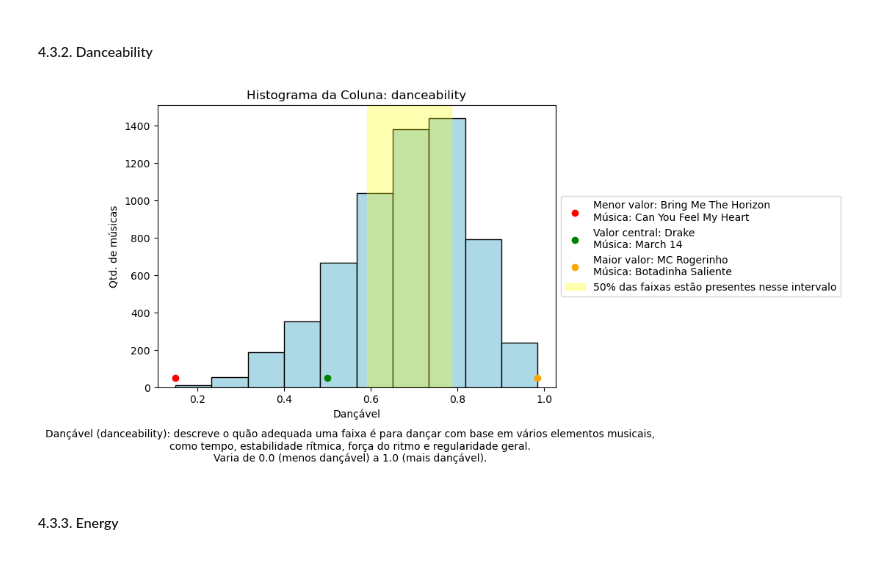
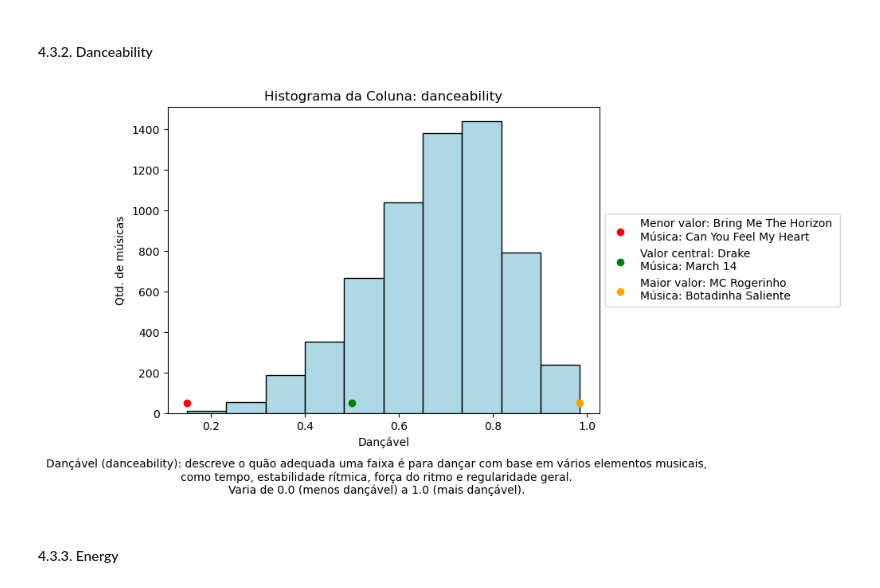
Before and after one commit to EandroC/ExplorandoPrincipaisMusicasDoSpotify, a Jupyter notebook: Analise.ipynb, the cells around one changed output. Saved outputs shown, nothing was run; the diff lists cells and outputs as text; code cells hidden in the pictures.

Commit message:
Retirando faixas dos histogramas de atributos musicais

```diff
--- a/Analise.ipynb
+++ b/Analise.ipynb
@@ -583,35 +583,35 @@ def calculo_resumos(data, coluna):
 # %%
 coluna = 'danceability'  # Nome da coluna desejada
 
 # Calcular os percentis
-percentis = np.percentile(dados_sem_duplicatas[coluna], [25, 75])
+#percentis = np.percentile(dados_sem_duplicatas[coluna], [25, 75])
 
 minimo, central, maximo, min_musica, central_musica, max_musica = calculo_resumos(dados_sem_duplicatas,
                                                                                  coluna)
 plt.figure(figsize=(7, 5))
 plt.hist(dados_sem_duplicatas[coluna], bins=10, color='lightblue', edgecolor='black')
 
 plt.scatter(minimo, 50, color='red', label=f'Menor valor: {min_musica[0]} \nMúsica: {min_musica[1]}')
 plt.scatter(central, 50, color='green', label=f'Valor central: {central_musica[0]} \nMúsica: {central_musica[1]}')
 plt.scatter(maximo, 50, color='orange', label=f'Maior valor: {max_musica[0]} \nMúsica: {max_musica[1]}')
 
 # Adicionar rótulos
 plt.xlabel('Dançável')
 plt.ylabel('Qtd. de músicas')
 plt.title(f'Histograma da Coluna: {coluna}')
 
 # Adicionar descrição da coluna abaixo do gráfico com quebras de linha
 description = f"Dançável ({coluna}): descreve o quão adequada uma faixa é para dançar com base em vários elementos musicais,\ncomo tempo, estabilidade rítmica, força do ritmo e regularidade geral.\nVaria de 0.0 (menos dançável) a 1.0 (mais dançável)."
 plt.figtext(0.5, -0.05, description, horizontalalignment='center', verticalalignment='center')
 
 # Adicionar retângulo para mostrar onde está localizado 90% dos dados
-plt.axvspan(percentis[0], percentis[1], color='yellow', alpha=0.3, label='50% das faixas estão presentes nesse intervalo')
+#plt.axvspan(percentis[0], percentis[1], color='yellow', alpha=0.3, label='50% das faixas estão presentes nesse intervalo')
 
 # Exibir o histograma
 plt.legend(loc='center left', bbox_to_anchor=(1, 0.5))
 plt.show()
 # %% [output]
-[figure, old version]
+[figure, new version]
 # %% [markdown]
 #### 4\.3\.3\. Energy
 # %%
```
Also changed, not shown: parts of 3 cells of this notebook.
